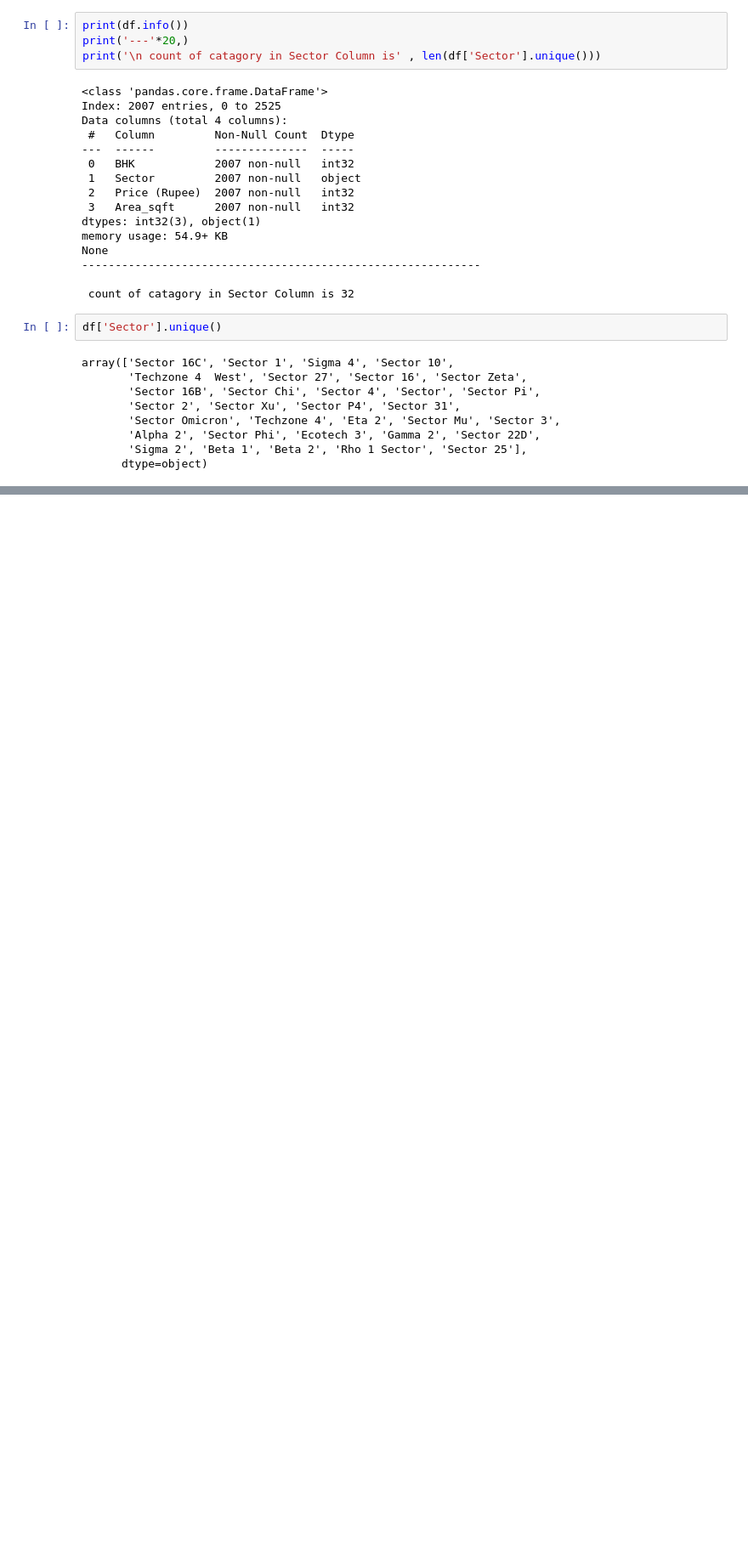
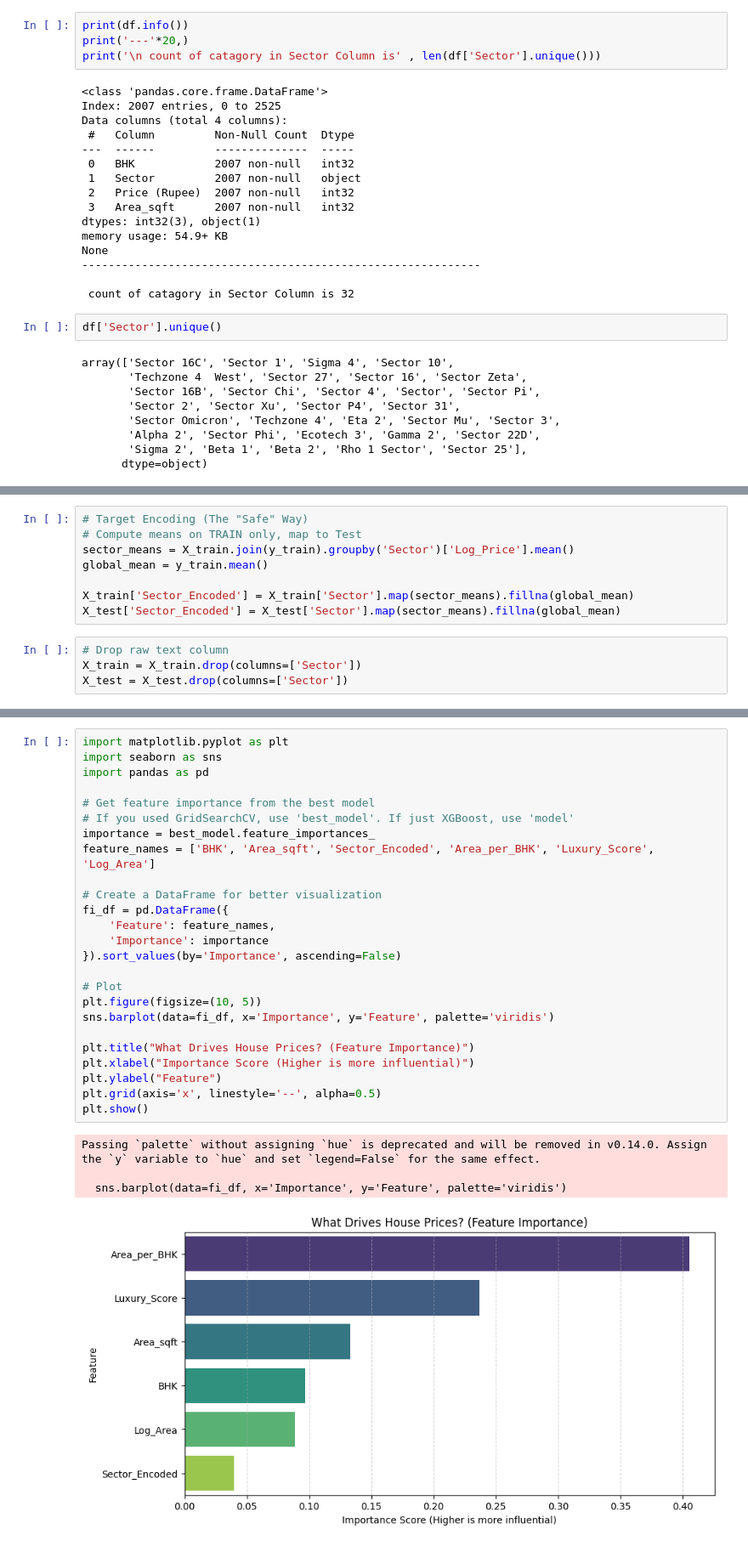
Before and after one commit to SinghNitin-0703/House_Rent_prediction_based_scraped_data, a Jupyter notebook: Gr.Noida House Price Prediction.ipynb, the cells around one changed output, grey strips where cells are left out. Shown: that part at 85% size. Cells and saved outputs as stored; diff of their text form; blank space fills up the shorter version.

```diff
--- a/Gr.Noida House Price Prediction.ipynb
+++ b/Gr.Noida House Price Prediction.ipynb
@@ -469,0 +288,12 @@ plt.show()
+# %%
+# Target Encoding (The "Safe" Way)
+# Compute means on TRAIN only, map to Test
+sector_means = X_train.join(y_train).groupby('Sector')['Log_Price'].mean()
+global_mean = y_train.mean()
+
+X_train['Sector_Encoded'] = X_train['Sector'].map(sector_means).fillna(global_mean)
+X_test['Sector_Encoded'] = X_test['Sector'].map(sector_means).fillna(global_mean)
+# %%
+# Drop raw text column
+X_train = X_train.drop(columns=['Sector'])
+X_test = X_test.drop(columns=['Sector'])
@@ -469,0 +488,30 @@ plt.show()
+# %%
+import matplotlib.pyplot as plt
+import seaborn as sns
+import pandas as pd
+
+# Get feature importance from the best model
+# If you used GridSearchCV, use 'best_model'. If just XGBoost, use 'model'
+importance = best_model.feature_importances_
+feature_names = ['BHK', 'Area_sqft', 'Sector_Encoded', 'Area_per_BHK', 'Luxury_Score', 'Log_Area']
+
+# Create a DataFrame for better visualization
+fi_df = pd.DataFrame({
+    'Feature': feature_names,
+    'Importance': importance
+}).sort_values(by='Importance', ascending=False)
+
+# Plot
+plt.figure(figsize=(10, 5))
+sns.barplot(data=fi_df, x='Importance', y='Feature', palette='viridis')
+
+plt.title("What Drives House Prices? (Feature Importance)")
+plt.xlabel("Importance Score (Higher is more influential)")
+plt.ylabel("Feature")
+plt.grid(axis='x', linestyle='--', alpha=0.5)
+plt.show()
+# %% [output]
+Passing `palette` without assigning `hue` is deprecated and will be removed in v0.14.0. Assign the `y` variable to `hue` and set `legend=False` for the same effect.
+
+  sns.barplot(data=fi_df, x='Importance', y='Feature', palette='viridis')
+[figure, added]
```
Also changed, not shown: parts of 30 cells of this notebook.
